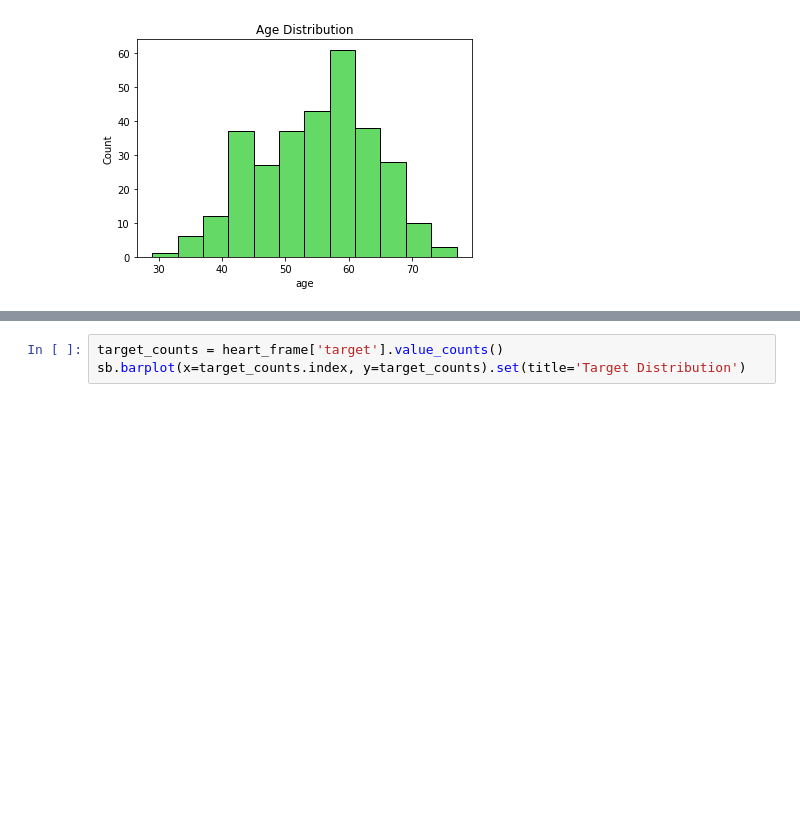
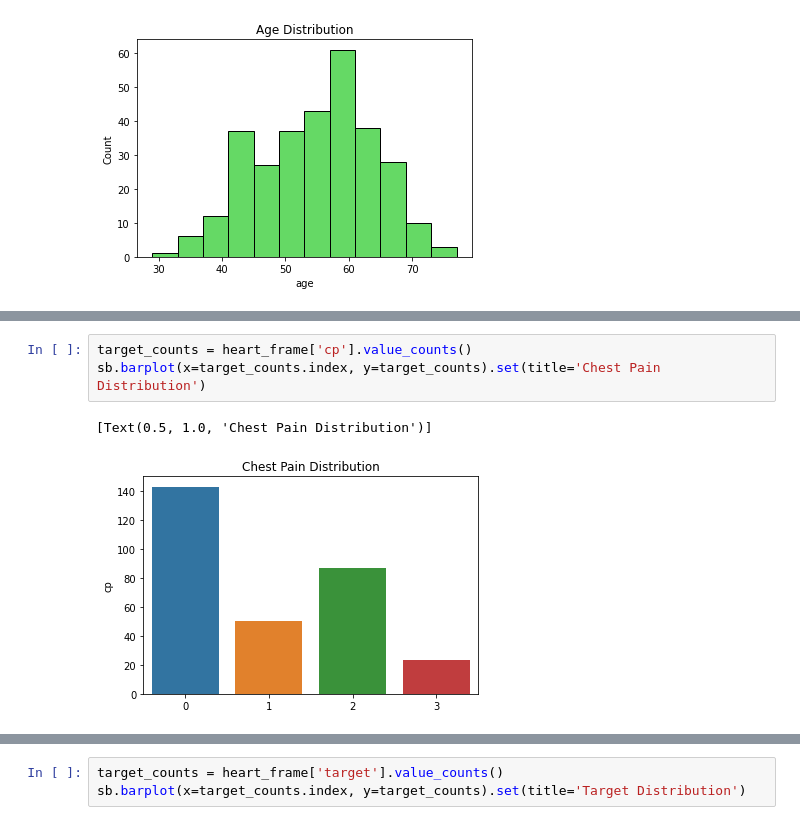
Before and after one commit to MeanGr33n/Kaggle_heart_dis_prediction, a Jupyter notebook: jupyter/Initial Notebook.ipynb, the cells around one changed output, grey strips where cells are left out. Saved outputs shown, nothing was run; the diff lists cells and outputs as text; blank space fills up the shorter version.

```diff
--- a/jupyter/Initial Notebook.ipynb
+++ b/jupyter/Initial Notebook.ipynb
@@ -109,0 +116,6 @@ sb.barplot(x=target_counts.index, y=target_counts).set(title='Sex Distribution')
+# %%
+target_counts = heart_frame['cp'].value_counts()
+sb.barplot(x=target_counts.index, y=target_counts).set(title='Chest Pain Distribution')
+# %% [output]
+[Text(0.5, 1.0, 'Chest Pain Distribution')]
+[figure, added]
```
Also changed, not shown: parts of 38 cells of this notebook.
